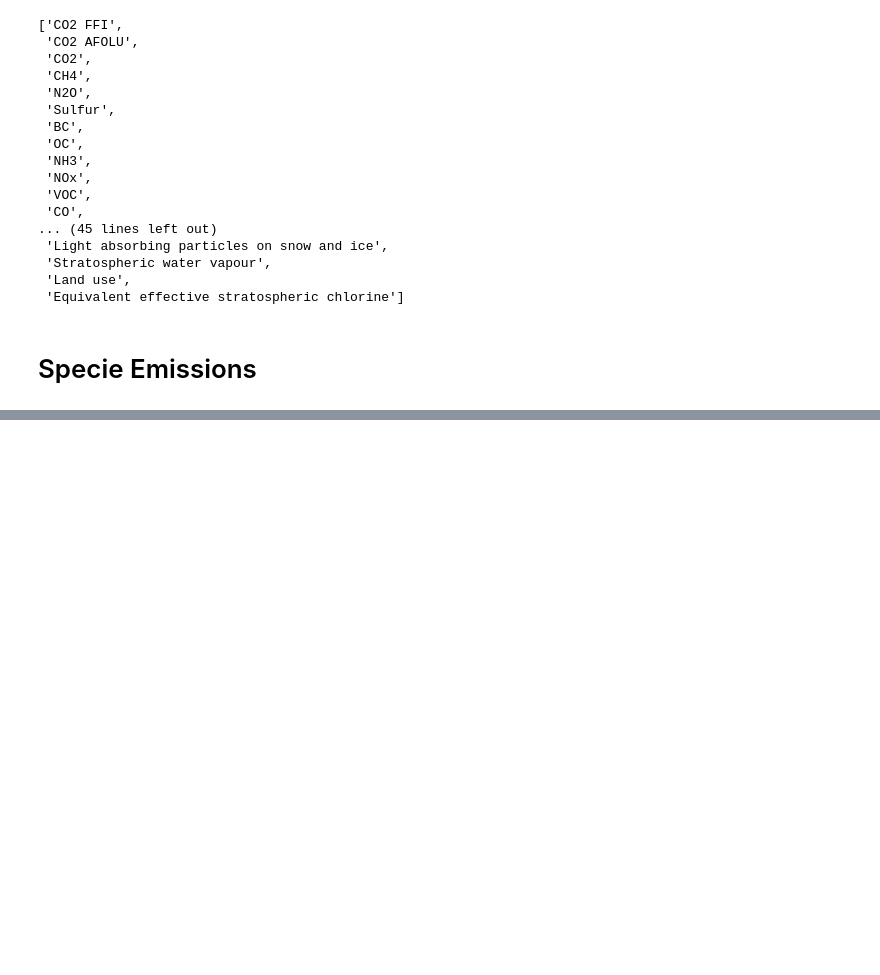
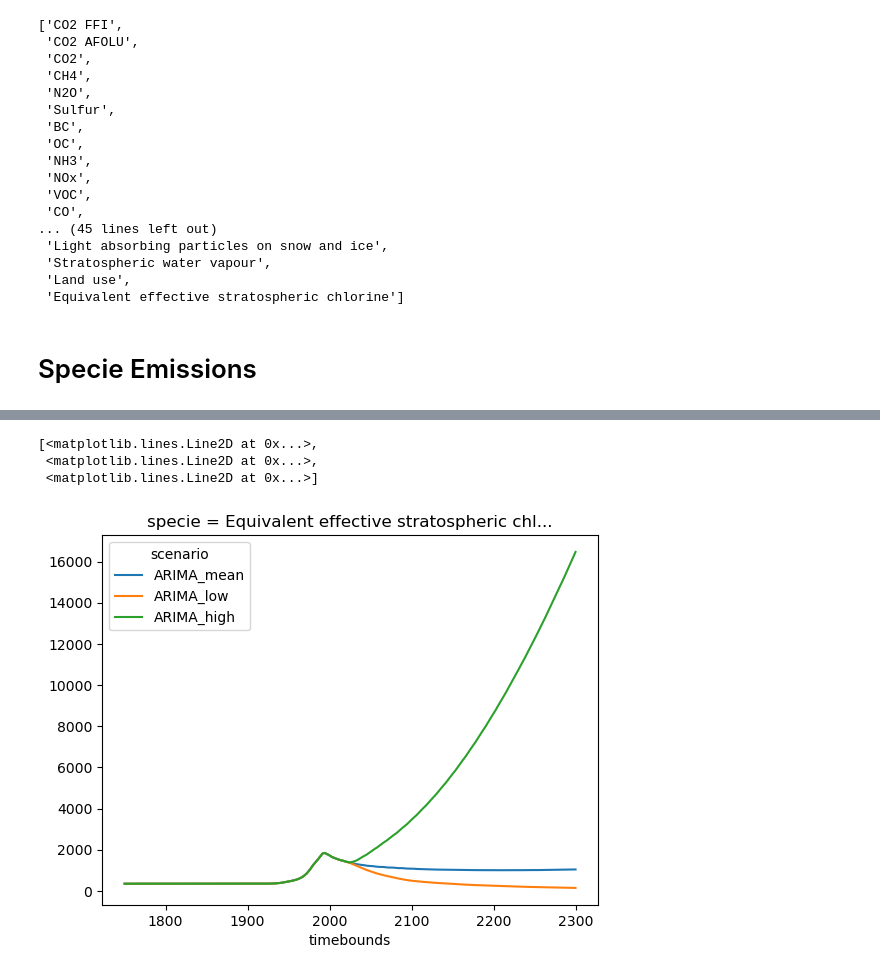
Before and after one commit to xuxingcheng/FAIR-emission-climate-model, a Jupyter notebook: ARIMA/FAIR_ARIMA_evaluation.ipynb, the cells around one changed output, grey strips where cells are left out. Drawn from its saved outputs; the diff is of its cells as text; code cells hidden in the pictures; blank space fills up the shorter version.

```diff
--- a/ARIMA/FAIR_ARIMA_evaluation.ipynb
+++ b/ARIMA/FAIR_ARIMA_evaluation.ipynb
@@ -272,0 +293,7 @@ fig.tight_layout()
+# %%
+f.concentration.sel(specie = 'Equivalent effective stratospheric chlorine').isel(scenario = slice(-3,None)).mean(dim = 'config').plot(hue = 'scenario')
+# %% [output]
+[<matplotlib.lines.Line2D at 0x...>,
+ <matplotlib.lines.Line2D at 0x...>,
+ <matplotlib.lines.Line2D at 0x...>]
+[figure, added]
```
Also changed, not shown: parts of 8 cells of this notebook.
